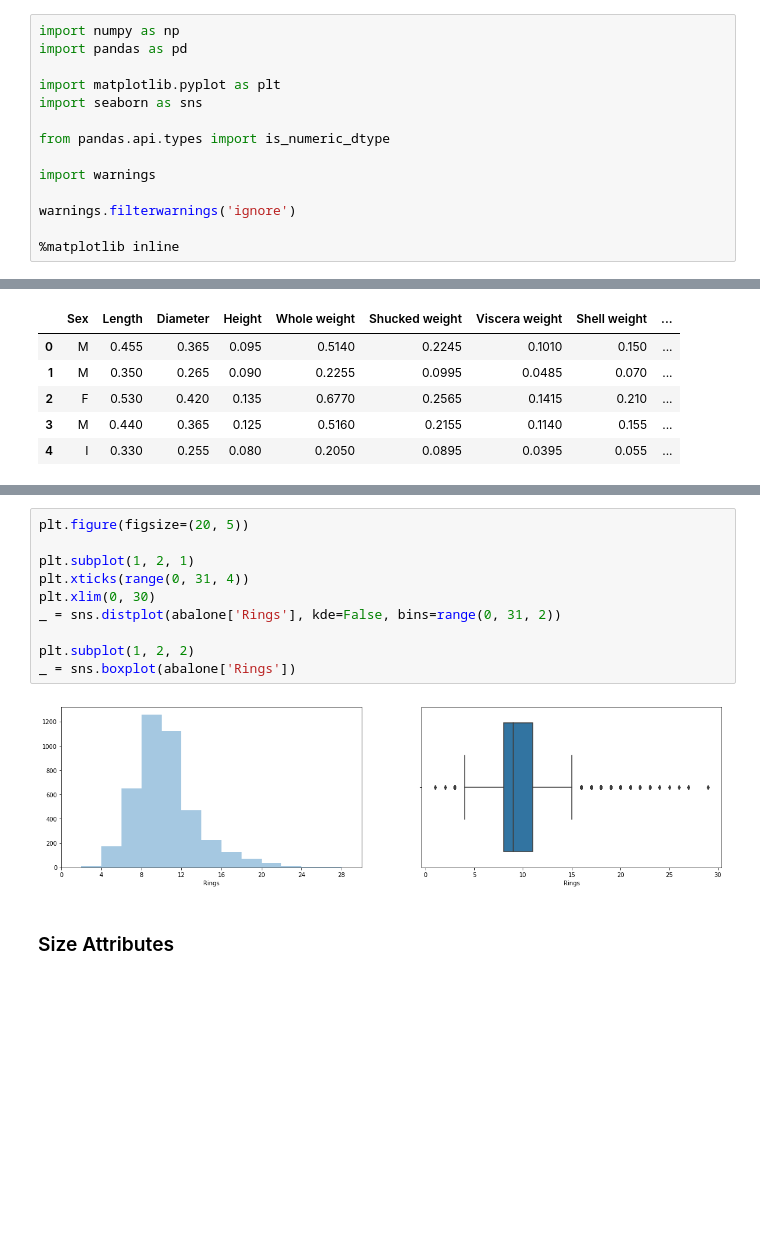
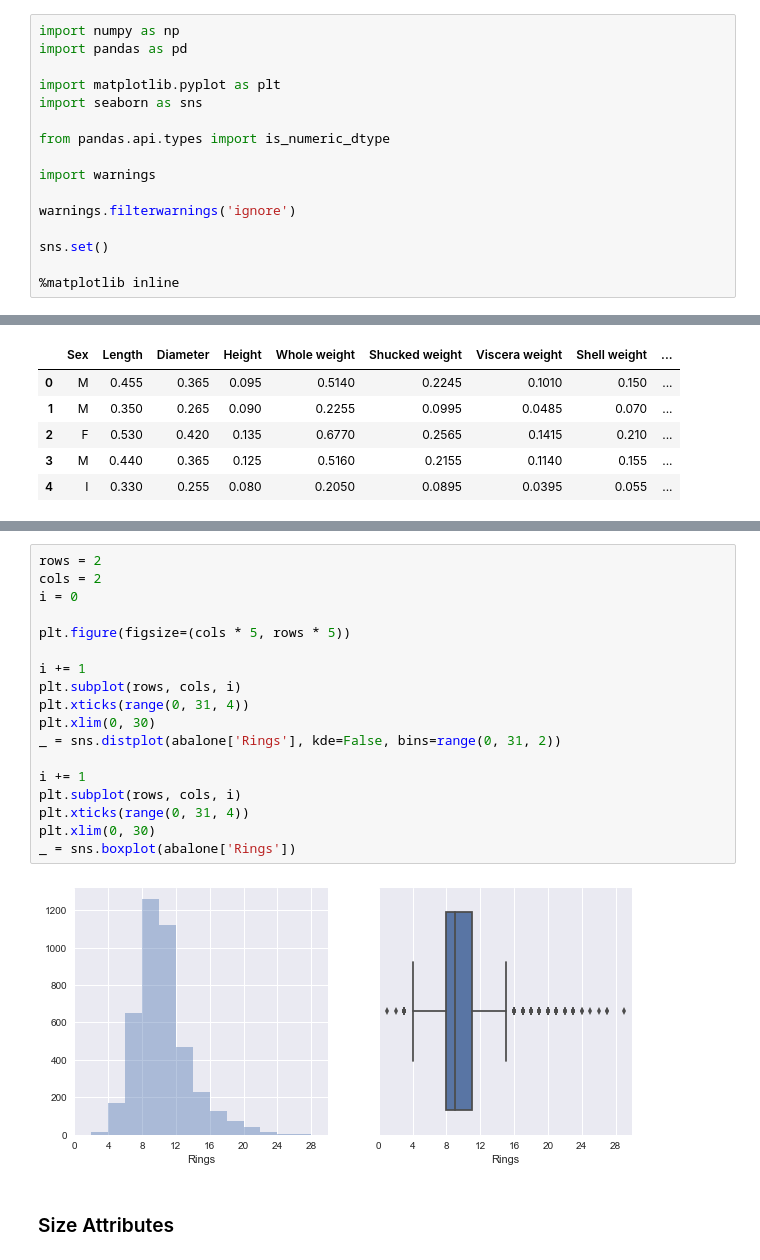
Before and after one commit to rodolfo-mendes/abalone, a Jupyter notebook: exploratory-data-analysis.ipynb, the cells around one changed output, grey strips where cells are left out. Cells and saved outputs as stored; diff of their text form; blank space fills up the shorter version.

```diff
--- a/exploratory-data-analysis.ipynb
+++ b/exploratory-data-analysis.ipynb
@@ -13,6 +13,8 @@ import warnings
 
 warnings.filterwarnings('ignore')
 
+sns.set()
+
 %matplotlib inline
 # %%
 def standardize(df):
@@ -56,15 +60,23 @@ In this section the distribution of each attribute is analyzed.
 # %%
-plt.figure(figsize=(20, 5))
+rows = 2
+cols = 2
+i = 0
 
-plt.subplot(1, 2, 1)
+plt.figure(figsize=(cols * 5, rows * 5))
+
+i += 1
+plt.subplot(rows, cols, i)
 plt.xticks(range(0, 31, 4))
 plt.xlim(0, 30)
 _ = sns.distplot(abalone['Rings'], kde=False, bins=range(0, 31, 2))
 
-plt.subplot(1, 2, 2)
+i += 1
+plt.subplot(rows, cols, i)
+plt.xticks(range(0, 31, 4))
+plt.xlim(0, 30)
 _ = sns.boxplot(abalone['Rings'])
 # %% [output]
-[figure, old version]
+[figure, new version]
 # %% [markdown]
 ### Size Attributes
 # %%
```
Also changed, not shown: parts of 4 cells of this notebook.
